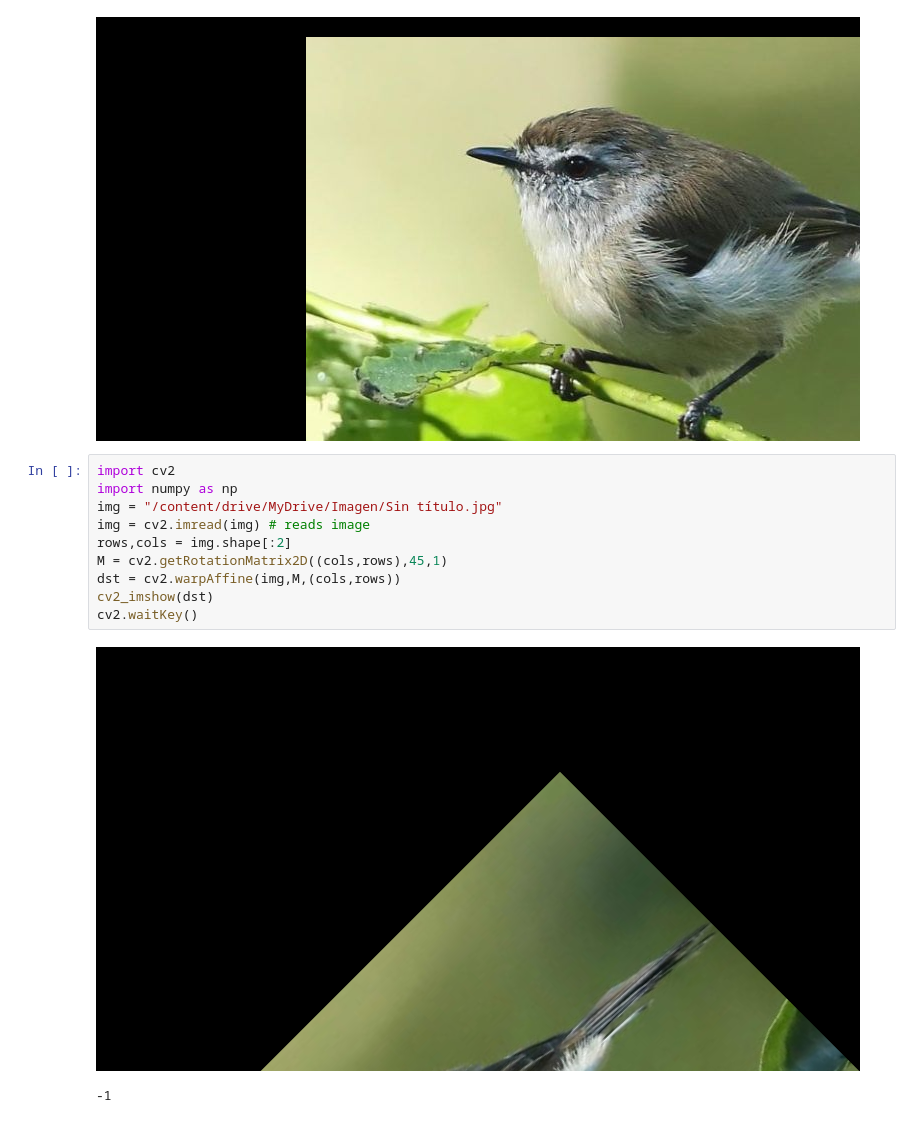
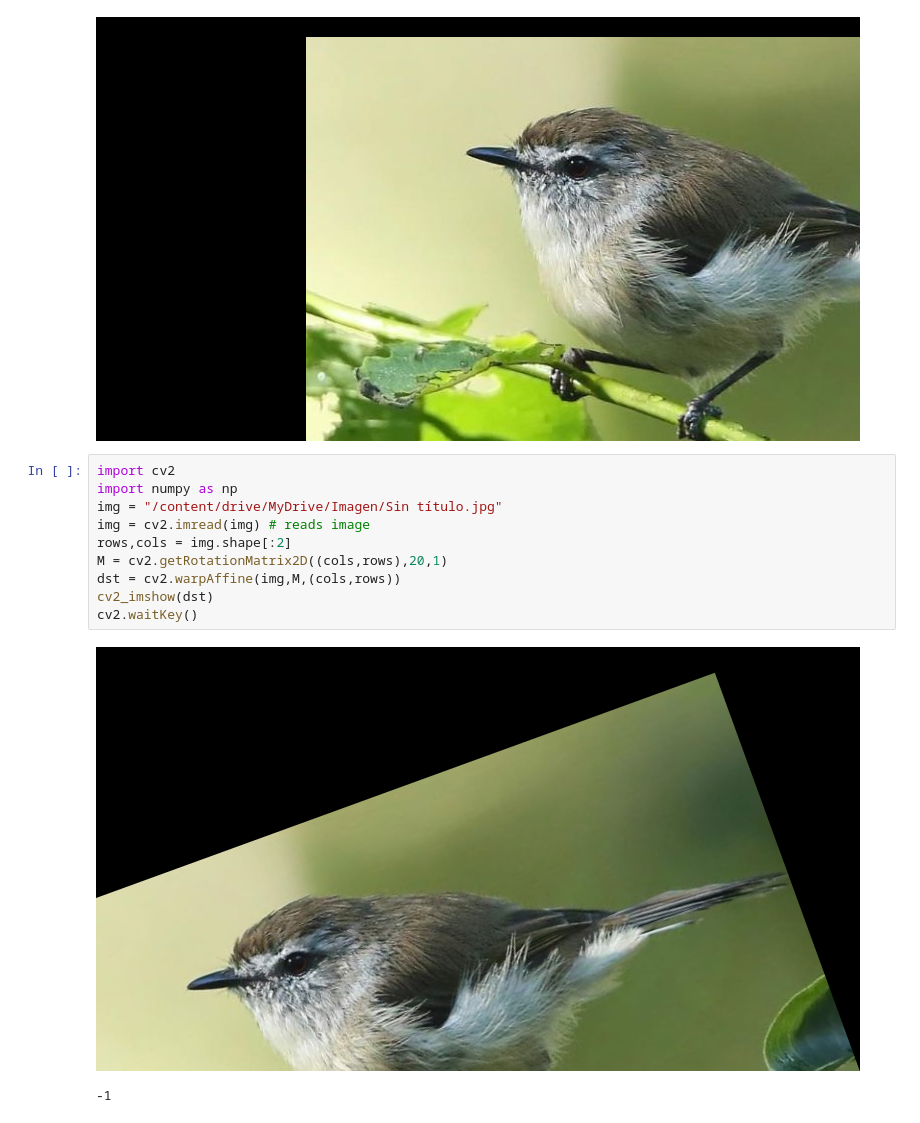
Before and after one commit to ISRAEL-MP/Practica0_Comentario_codigo_-limpio, a Jupyter notebook: PROCESAMIENTO_DE_IMÁGENES.ipynb, the cells around one changed output. Saved outputs shown, nothing was run; the diff lists cells and outputs as text.

```diff
--- a/PROCESAMIENTO_DE_IMÁGENES.ipynb
+++ b/PROCESAMIENTO_DE_IMÁGENES.ipynb
@@ -134,13 +134,13 @@ cv2.destroyAllWindows()
 # %%
 import cv2
 import numpy as np
 img = "/content/drive/MyDrive/Imagen/Sin título.jpg"
 img = cv2.imread(img) # reads image
 rows,cols = img.shape[:2]
-M = cv2.getRotationMatrix2D((cols,rows),45,1)
+M = cv2.getRotationMatrix2D((cols,rows),20,1)
 dst = cv2.warpAffine(img,M,(cols,rows))
 cv2_imshow(dst)
 cv2.waitKey()
 # %% [output]
-[figure, old version]
+[figure, new version]
 -1
```
Also changed, not shown: parts of 19 cells of this notebook.
